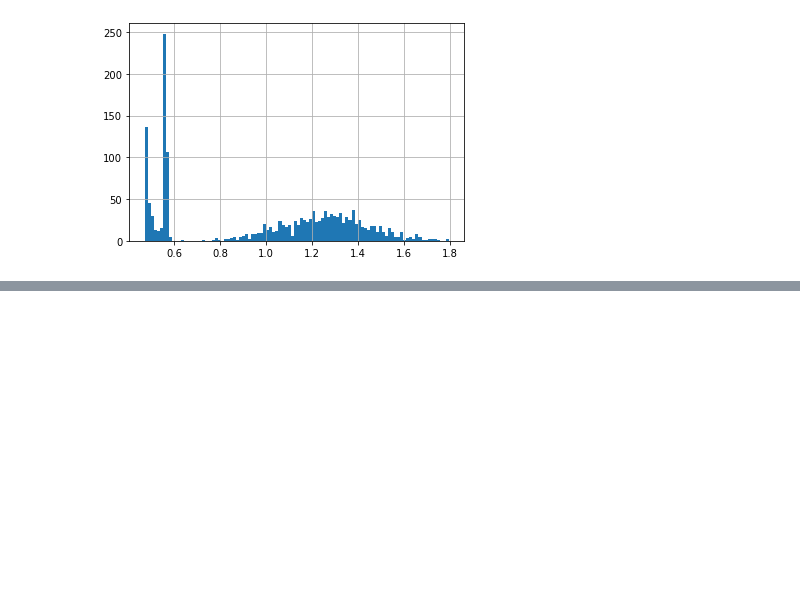
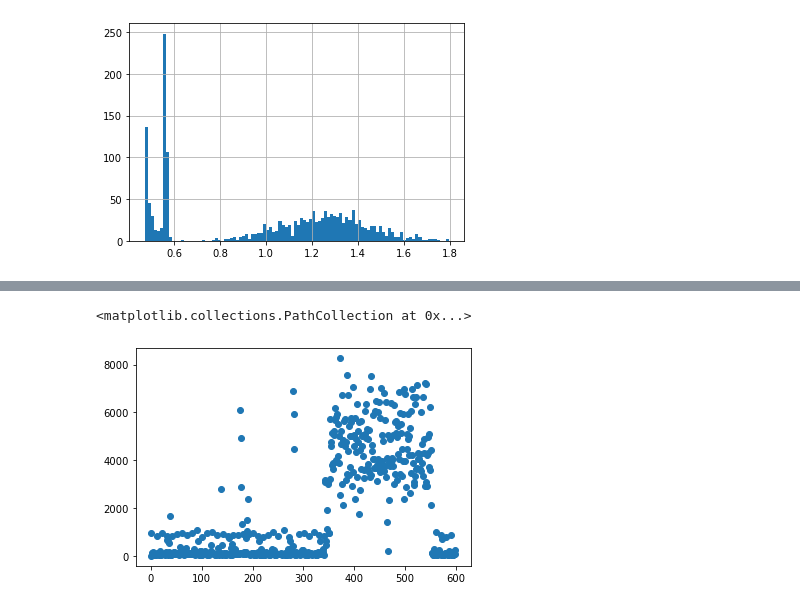
Before and after one commit to hotshot07/thesis, a Jupyter notebook: notebooks/Generating_synthetic_data.ipynb, the cells around one changed output, grey strips where cells are left out. Cells and saved outputs as stored; diff of their text form; code cells hidden in the pictures; blank space fills up the shorter version.

```diff
--- a/notebooks/Generating_synthetic_data.ipynb
+++ b/notebooks/Generating_synthetic_data.ipynb
@@ -310,0 +339,5 @@ plt.show()
+# %%
+plt.scatter(x = [x for x in range(len(df['packet']))],y= list(df['packet']))
+# %% [output]
+<matplotlib.collections.PathCollection at 0x...>
+[figure, added]
```
Also changed, not shown: parts of 13 cells of this notebook.
